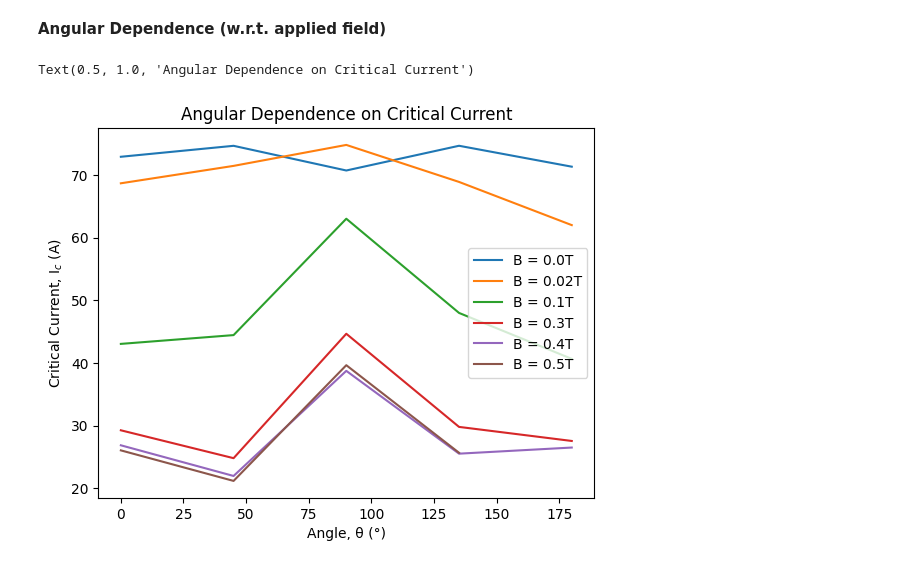
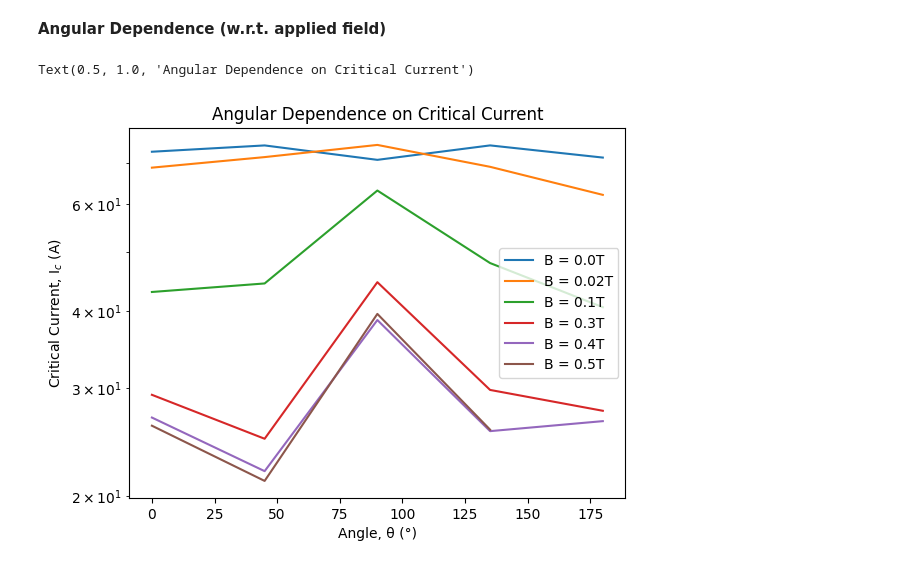
Before and after one commit to rcs19/jrn542_icy_durham, a Jupyter notebook: src/theta_field_dependance.ipynb, the cells around one changed output. Cells and saved outputs as stored; diff of their text form; code cells hidden in the pictures.

```diff
--- a/src/theta_field_dependance.ipynb
+++ b/src/theta_field_dependance.ipynb
@@ -93,7 +93,7 @@ df_Ic_90 = Analyse_Directory_PowerLawFit('data/theta90/')
 df_Ic_135 = Analyse_Directory_PowerLawFit('data/theta135/')
 df_Ic_180 = Analyse_Directory_PowerLawFit('data/theta180/')
 
-df_all = pd.concat([df_Ic_0, df_Ic_45, df_Ic_90, df_Ic_135, df_Ic_180])
+df_all = pd.concat([df_Ic_0, df_Ic_45, df_Ic_90, df_Ic_135, df_Ic_180], ignore_index=True)
 df_all
 # %% [output]
 Fit did not converge: Optimal parameters not found: Number of calls to function has reached maxfev = 600.
@@ -142,19 +142,18 @@ Text(0.5, 1.0, 'Magnetic Field Dependence on Critical Current')
 # %%
 fields = [0.00, 0.02, 0.1, 0.3, 0.4, 0.5]
 # fields = df_all['field'].unique()
 fig, ax = plt.subplots()
 
 for B in fields:
     df_filtered = df_all[df_all['field']==B]
     ax.plot(df_filtered['angle'], df_filtered['I_c'], label=f'B = {B}T')
 
 ax.set_xlabel('Angle, θ (°)')
-
 ax.set_ylabel('Critical Current, I$_c$ (A)')
-# ax.set_yscale('log')
+ax.set_yscale('log')
 
 ax.legend()
 ax.set_title('Angular Dependence on Critical Current')
 # %% [output]
 Text(0.5, 1.0, 'Angular Dependence on Critical Current')
-[figure, old version]
+[figure, new version]
```
Also changed, not shown: parts of 1 cell of this notebook.
